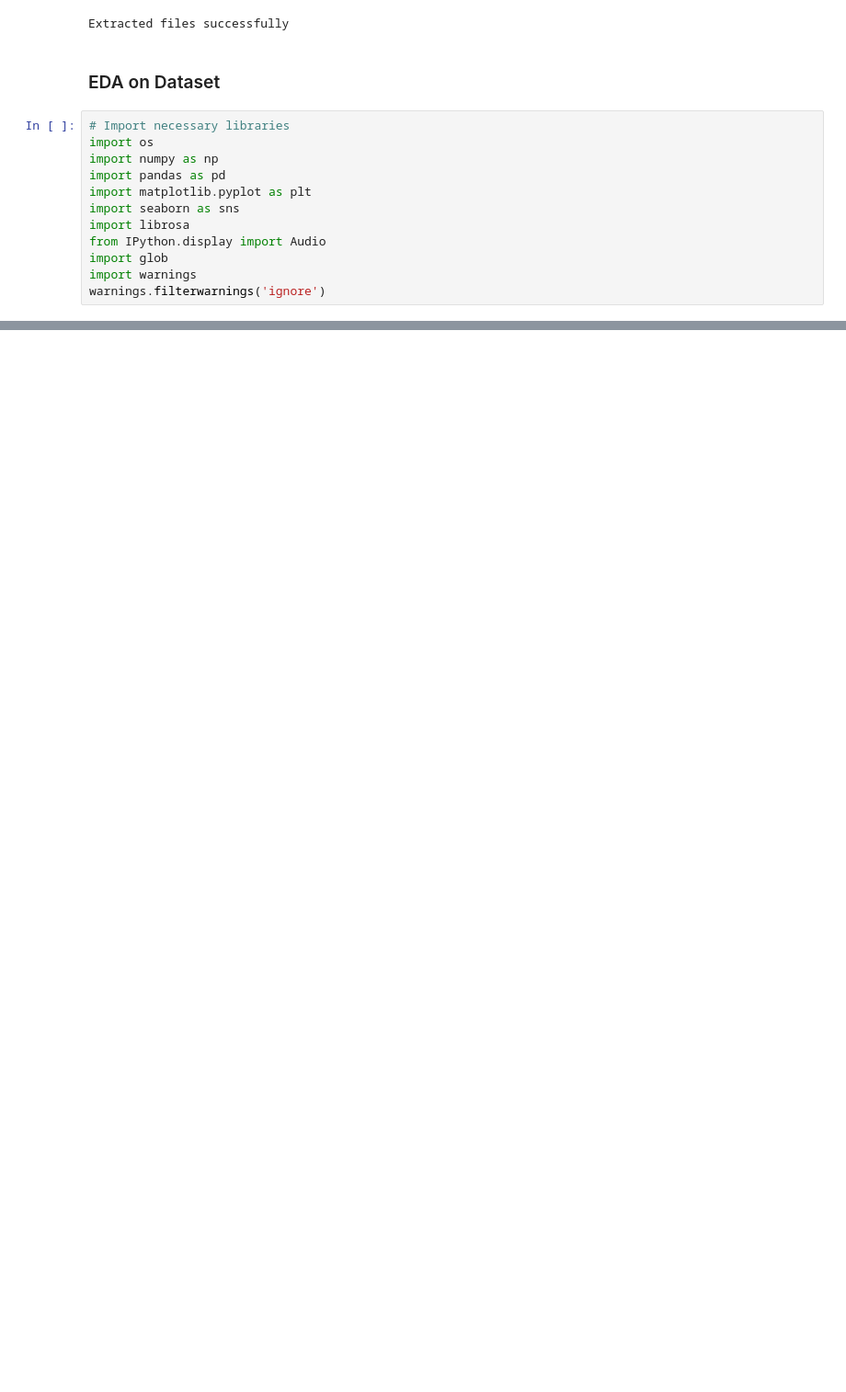
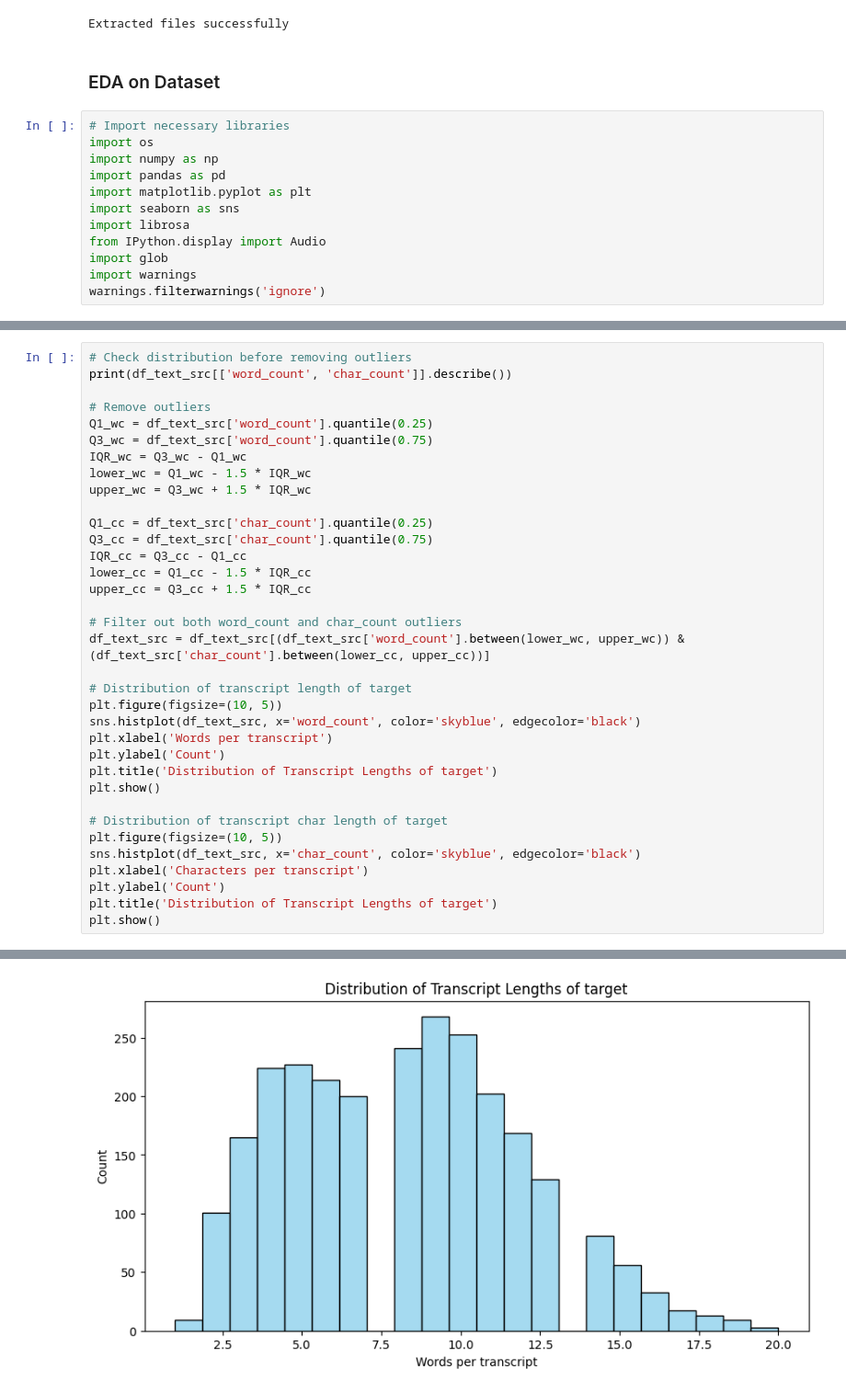
Before and after one commit to TERABYTE05/SwiftSync, a Jupyter notebook: setup_check.ipynb, the cells around one changed output, grey strips where cells are left out. Shown at 92% size. Drawn from its saved outputs; the diff is of its cells as text; blank space fills up the shorter version.

```diff
--- a/setup_check.ipynb
+++ b/setup_check.ipynb
@@ -305,0 +395,36 @@ max       936.000000   15644.000000
+# %%
+# Check distribution before removing outliers
+print(df_text_src[['word_count', 'char_count']].describe())
+
+# Remove outliers
+Q1_wc = df_text_src['word_count'].quantile(0.25)
+Q3_wc = df_text_src['word_count'].quantile(0.75)
+IQR_wc = Q3_wc - Q1_wc
+lower_wc = Q1_wc - 1.5 * IQR_wc
+upper_wc = Q3_wc + 1.5 * IQR_wc
+
+Q1_cc = df_text_src['char_count'].quantile(0.25)
+Q3_cc = df_text_src['char_count'].quantile(0.75)
+IQR_cc = Q3_cc - Q1_cc
+lower_cc = Q1_cc - 1.5 * IQR_cc
+upper_cc = Q3_cc + 1.5 * IQR_cc
+
+# Filter out both word_count and char_count outliers
+df_text_src = df_text_src[(df_text_src['word_count'].between(lower_wc, upper_wc)) & (df_text_src['char_count'].between(lower_cc, upper_cc))]
+
+# Distribution of transcript length of target
+plt.figure(figsize=(10, 5))
+sns.histplot(df_text_src, x='word_count', color='skyblue', edgecolor='black')
+plt.xlabel('Words per transcript')
+plt.ylabel('Count')
+plt.title('Distribution of Transcript Lengths of target')
+plt.show()
+
+# Distribution of transcript char length of target
+plt.figure(figsize=(10, 5))
+sns.histplot(df_text_src, x='char_count', color='skyblue', edgecolor='black')
+plt.xlabel('Characters per transcript')
+plt.ylabel('Count')
+plt.title('Distribution of Transcript Lengths of target')
+plt.show()
+# %% [output]
@@ -305,0 +440 @@ max       936.000000   15644.000000
+[figure, added]
```
Also changed, not shown: parts of 28 cells of this notebook, 4 other files.
